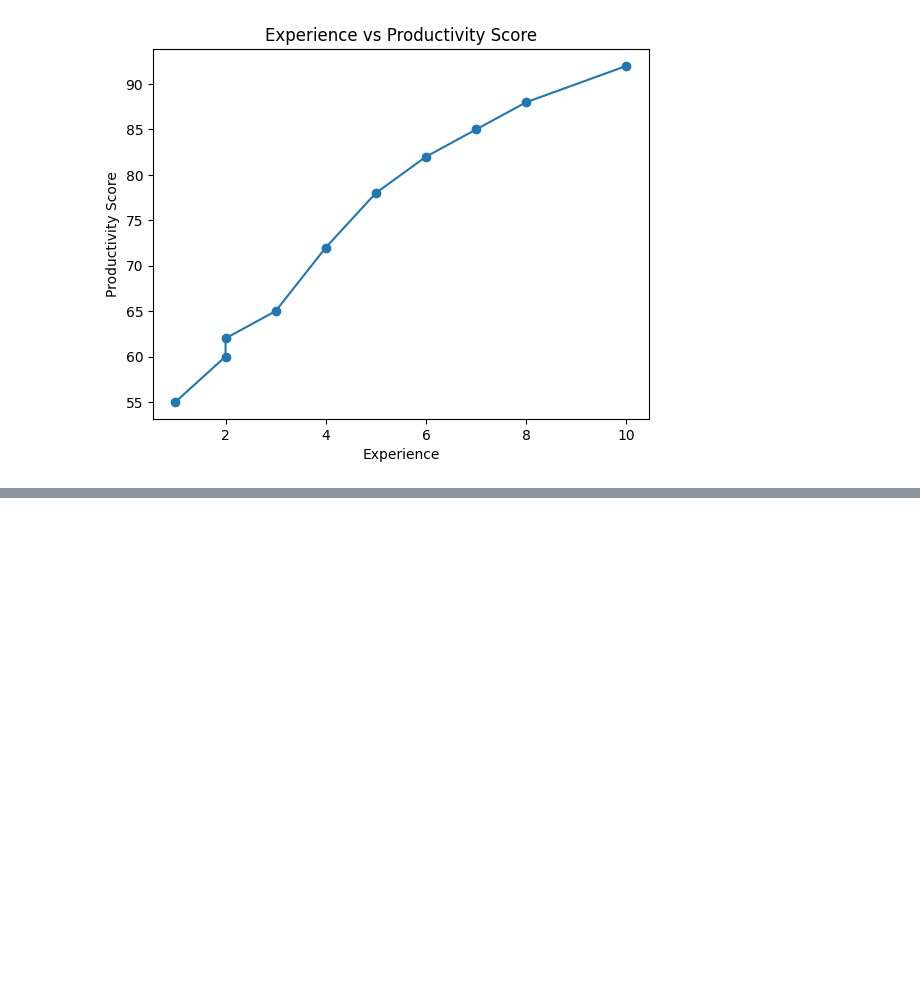
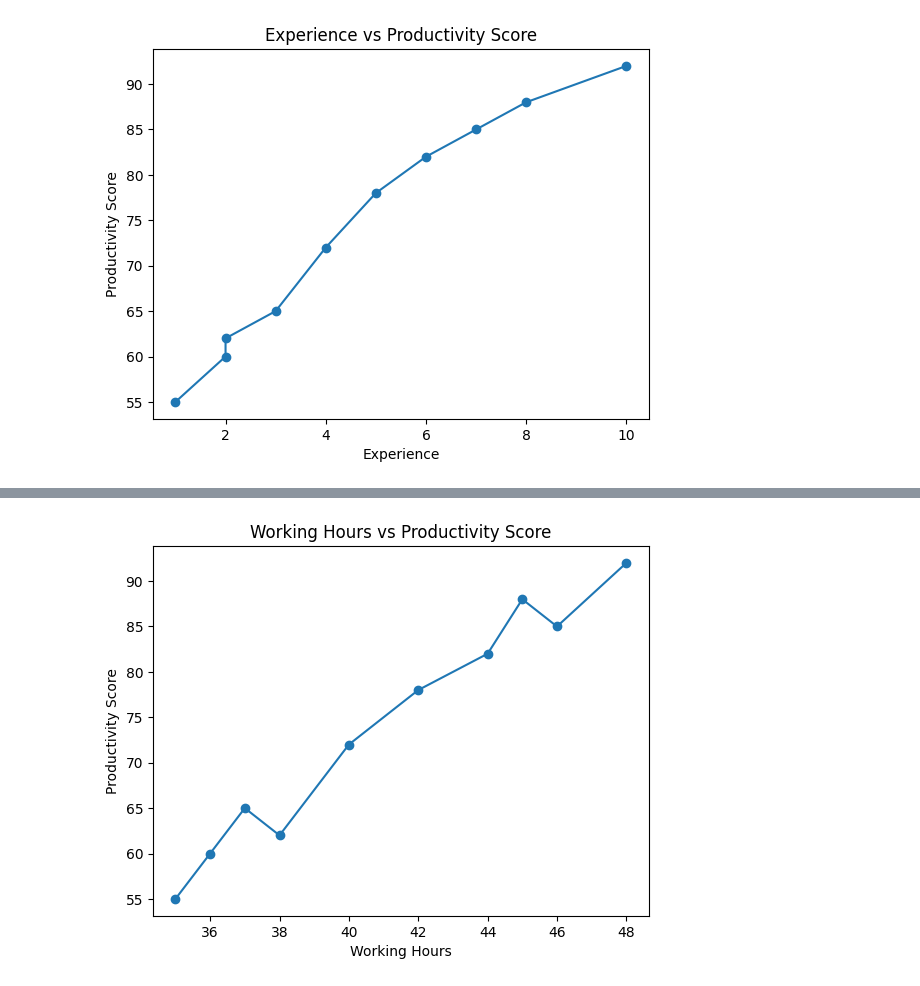
Before and after one commit to seshadrite/aimlexercises, a Jupyter notebook: exercise1.ipynb, the cells around one changed output, grey strips where cells are left out. Saved outputs shown, nothing was run; the diff lists cells and outputs as text; code cells hidden in the pictures; blank space fills up the shorter version.

```diff
--- a/exercise1.ipynb
+++ b/exercise1.ipynb
@@ -125,0 +155,15 @@ plt.show()
+# %%
+#	What happens if Working Hours increase beyond optimal limits?
+
+working_hours_sorted, productivity_sorted = zip(
+    *sorted(zip(df['Working Hours'], df['Productivity Score']))
+)
+# Plot line graph
+plt.figure()
+plt.plot(working_hours_sorted, productivity_sorted, marker='o')
+plt.xlabel("Working Hours")
+plt.ylabel("Productivity Score")
+plt.title("Working Hours vs Productivity Score")
+plt.show()
+# %% [output]
+[figure, added]
```
Also changed, not shown: parts of 7 cells of this notebook.
